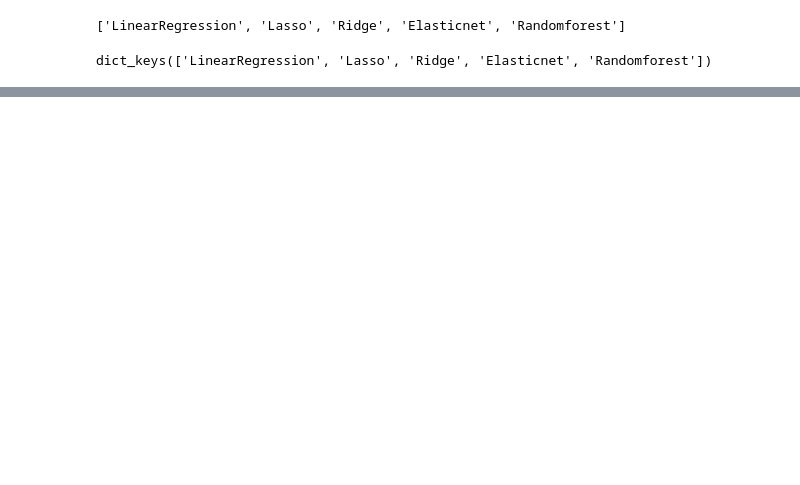
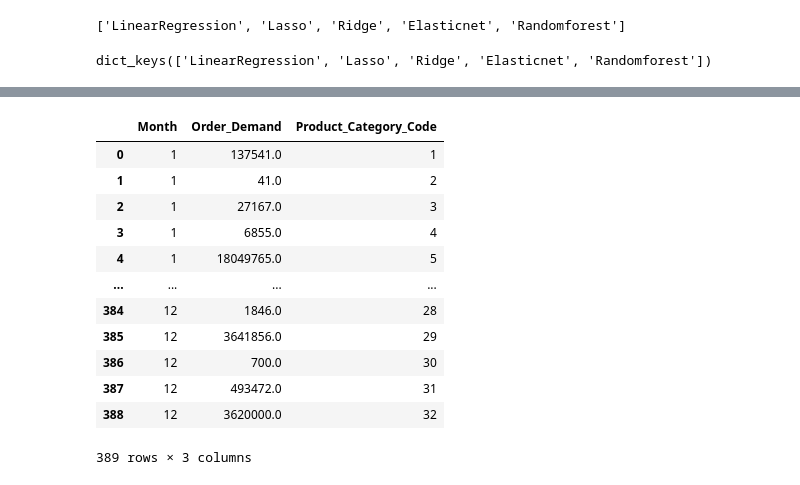
Before and after one commit to jhalakkotwani/demand_forecast, a Jupyter notebook: experiments/experiments.ipynb, the cells around one changed output, grey strips where cells are left out. Drawn from its saved outputs; the diff is of its cells as text; code cells hidden in the pictures; blank space fills up the shorter version.

```diff
--- a/experiments/experiments.ipynb
+++ b/experiments/experiments.ipynb
@@ -344 +345,18 @@ R2 SCORE: 0.9873583574553471
 ========================================
+# %%
+re=pd.read_csv("data.csv")
+re
+# %% [output]
+|  | Month | Order_Demand | Product_Category_Code |
+| 0 | 1 | 137541.0 | 1 |
+| 1 | 1 | 41.0 | 2 |
+| 2 | 1 | 27167.0 | 3 |
+| 3 | 1 | 6855.0 | 4 |
+| 4 | 1 | 18049765.0 | 5 |
+| ... | ... | ... | ... |
+| 384 | 12 | 1846.0 | 28 |
+| 385 | 12 | 3641856.0 | 29 |
+| 386 | 12 | 700.0 | 30 |
+| 387 | 12 | 493472.0 | 31 |
+| 388 | 12 | 3620000.0 | 32 |
+389 rows × 3 columns
```
Also changed, not shown: parts of 9 cells of this notebook, 15 other files.
